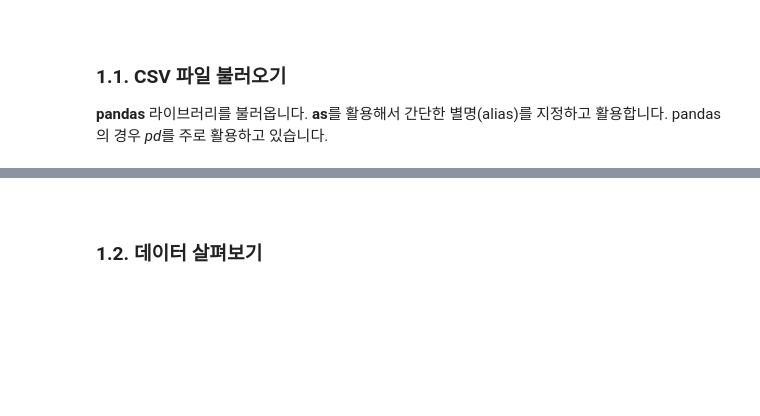
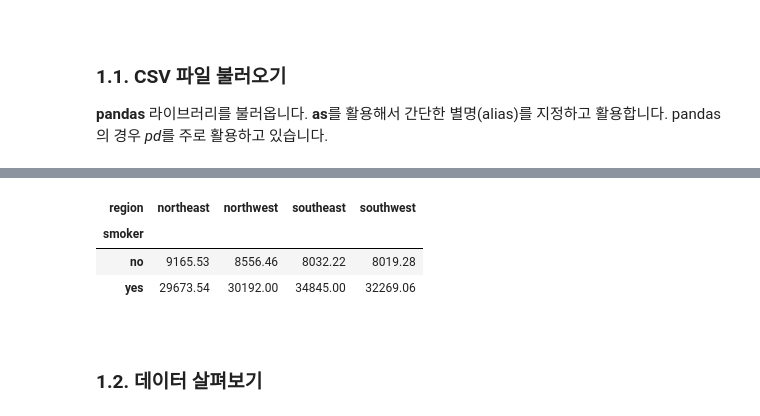
Before and after one commit to wseokyang/python_data_preprocess, a Jupyter notebook: Python실습/03_데이터 불러오기.ipynb, the cells around one changed output, grey strips where cells are left out. Cells and saved outputs as stored; diff of their text form; code cells hidden in the pictures; blank space fills up the shorter version.

```diff
--- a/Python실습/03_데이터 불러오기.ipynb
+++ b/Python실습/03_데이터 불러오기.ipynb
@@ -60,6 +78,12 @@ type(df_ins)
 # %%
-# 메서드의 확인(마침표 뒤에서 Tab 누르기)
-df_ins.
+# 메서드의 확인(마침표 뒤에서 Tab 누르기)abs
+#df_ins.nlargest(n=3, columns='age')
+df_ins.pivot_table('charges','smoker','region','mean').round(2)
+# %% [output]
+| region | northeast | northwest | southeast | southwest |
+| smoker |  |  |  |  |
+| no | 9165.53 | 8556.46 | 8032.22 | 8019.28 |
+| yes | 29673.54 | 30192.00 | 34845.00 | 32269.06 |
 # %% [markdown]
 <br>
 
```
Also changed, not shown: parts of 25 cells of this notebook, 6 other files.
